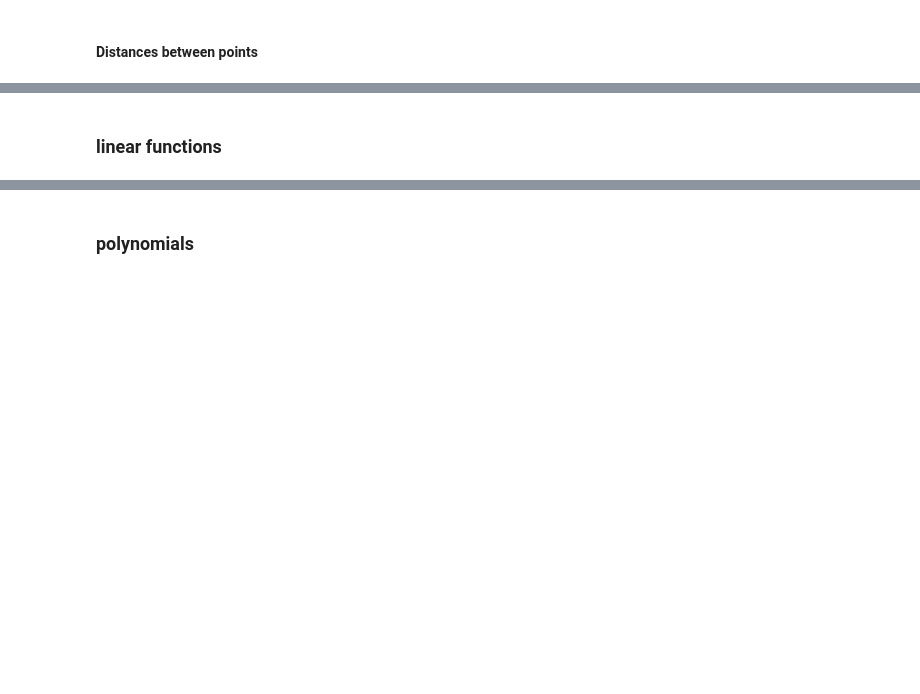
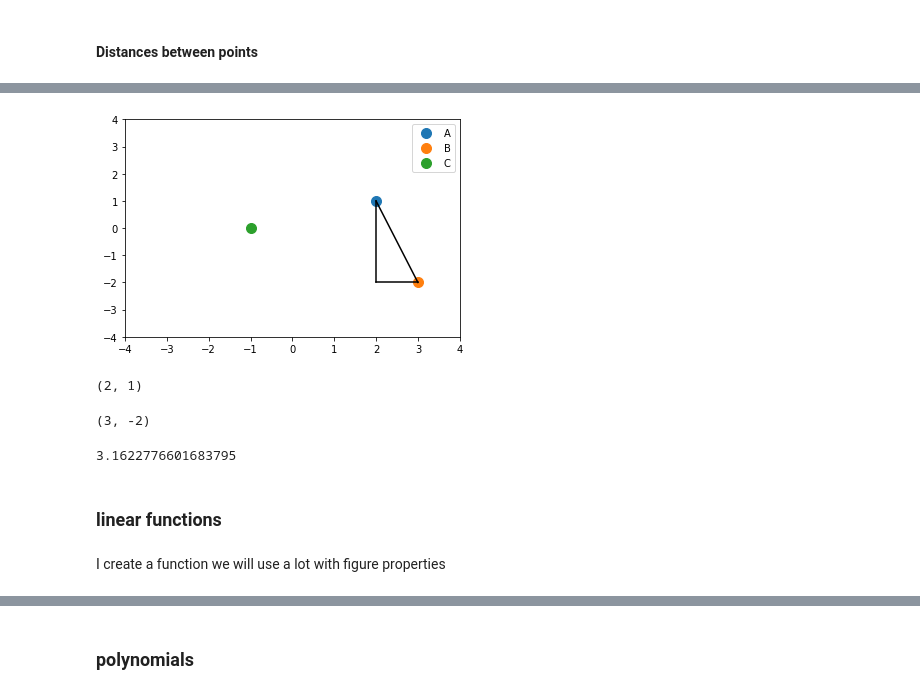
Before and after one commit to Ironhack-Data-Madrid-Enero-2021/Classroom-Materials, a Jupyter notebook: week_05/01-math-refresher.ipynb, the cells around one changed output, grey strips where cells are left out. Drawn from its saved outputs; the diff is of its cells as text; code cells hidden in the pictures; blank space fills up the shorter version.

```diff
--- a/week_05/01-math-refresher.ipynb
+++ b/week_05/01-math-refresher.ipynb
@@ -30,0 +164,11 @@ You can find handwritten contents in a pdf file in this same directory
+# %%
+# hipotenusa
+ax.plot((A[0], B[0]), (A[1], B[1]), "black")
+
+# catetos
+ax.plot((A[0], A[0]), (A[1], B[1]), "black")
+ax.plot((A[0], B[0]), (B[1], B[1]), "black")
+
+fig
+# %% [output]
+[figure, added]
@@ -30,0 +177,8 @@ You can find handwritten contents in a pdf file in this same directory
+# %%
+A
+# %% [output]
+(2, 1)
+# %%
+B
+# %% [output]
+(3, -2)
@@ -31,2 +192,8 @@ You can find handwritten contents in a pdf file in this same directory
+# %%
+dist_AB
+# %% [output]
+3.1622776601683795
 # %% [markdown]
 ### linear functions
+# %% [markdown]
+I create a function we will use a lot with figure properties
```
Also changed, not shown: parts of 97 cells of this notebook, 1 other file.
